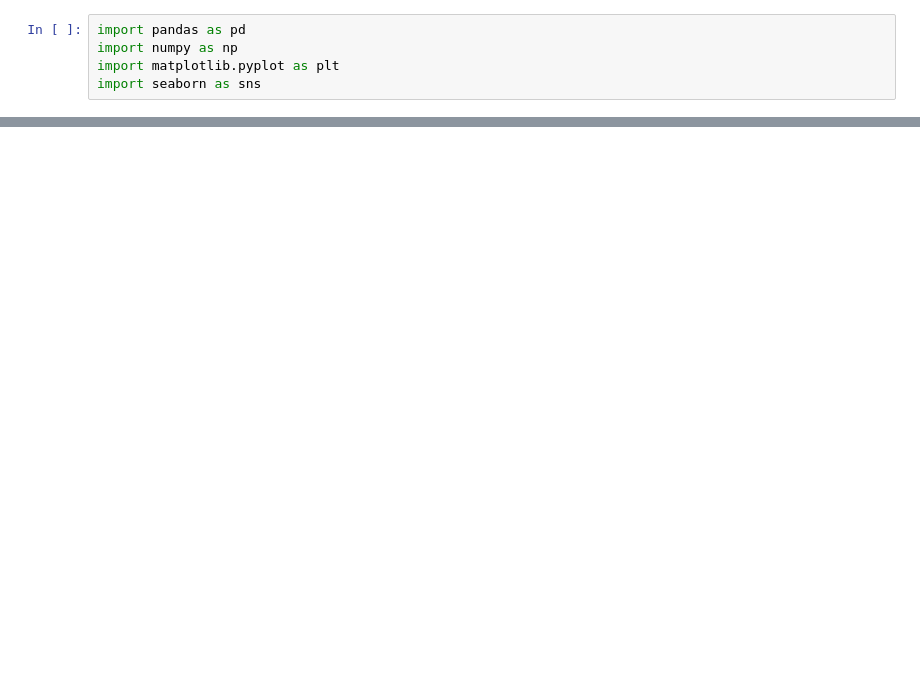
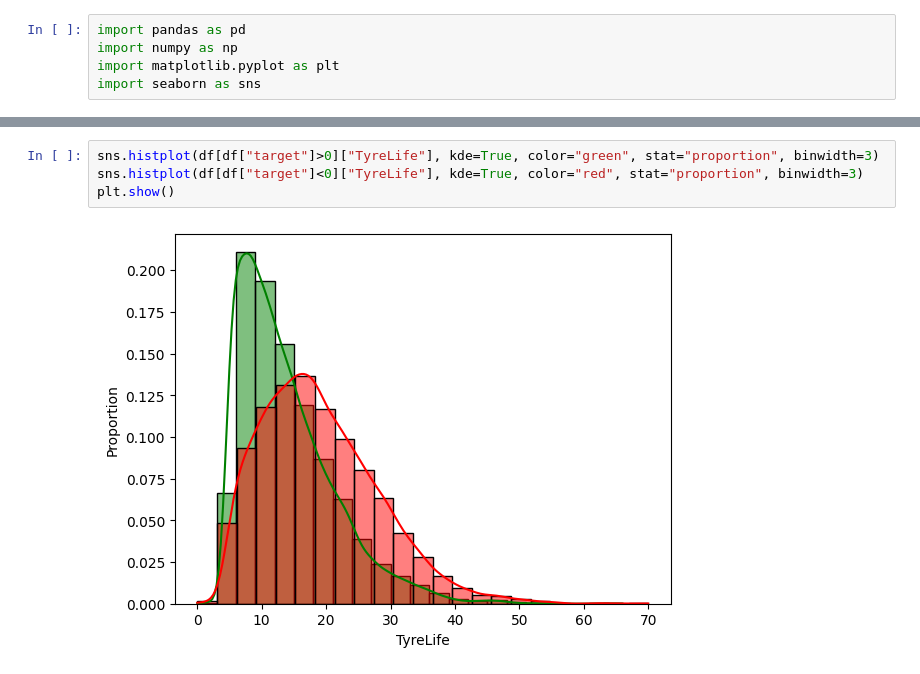
Before and after one commit to architgoel229/The-F1-Project, a Jupyter notebook: notebooks/05_EDA.ipynb, the cells around one changed output, grey strips where cells are left out. Drawn from its saved outputs; the diff is of its cells as text; blank space fills up the shorter version.

```diff
--- a/notebooks/05_EDA.ipynb
+++ b/notebooks/05_EDA.ipynb
@@ -47,0 +168,6 @@ Name: count, dtype: int64
+# %%
+sns.histplot(df[df["target"]>0]["TyreLife"], kde=True, color="green", stat="proportion", binwidth=3)
+sns.histplot(df[df["target"]<0]["TyreLife"], kde=True, color="red", stat="proportion", binwidth=3)
+plt.show()
+# %% [output]
+[figure, added]
```
Also changed, not shown: parts of 42 cells of this notebook, 3 other files.
